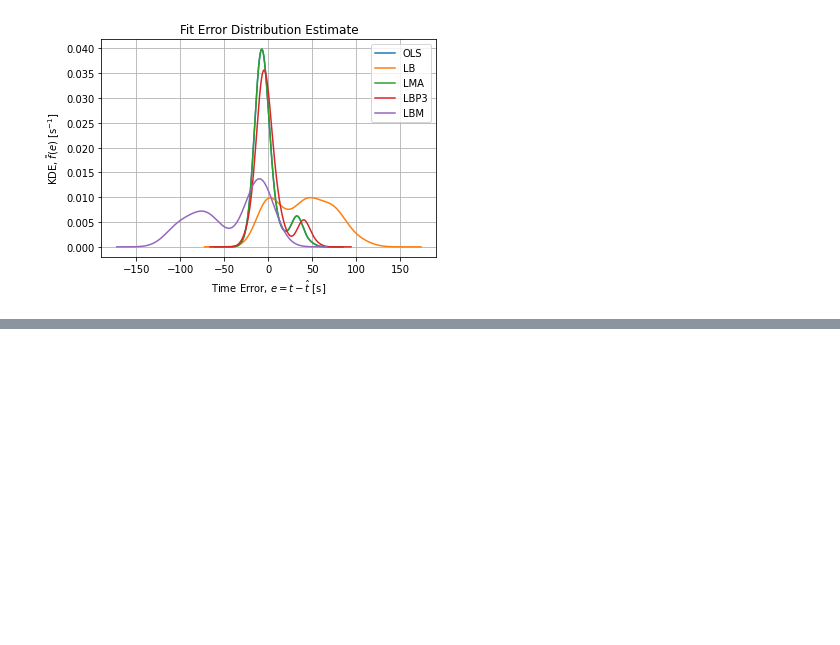
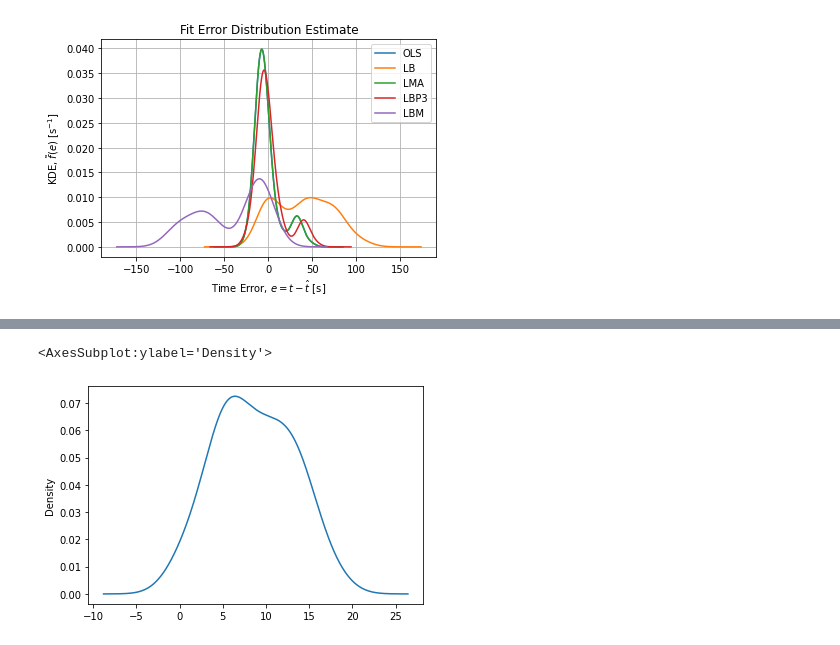
Before and after one commit to jlandercy/cookbook, a Jupyter notebook: python/posts/CatHet.ipynb, the cells around one changed output, grey strips where cells are left out. Cells and saved outputs as stored; diff of their text form; code cells hidden in the pictures; blank space fills up the shorter version.

```diff
--- a/python/posts/CatHet.ipynb
+++ b/python/posts/CatHet.ipynb
@@ -464,0 +464,6 @@ axe.grid()
+# %%
+sample = df[df["t"]<1500]
+(sample["t"] - sample["LMA"]).plot(kind="kde")
+# %% [output]
+<AxesSubplot:ylabel='Density'>
+[figure, added]
```
Also changed, not shown: parts of 6 cells of this notebook, 4 other files.
